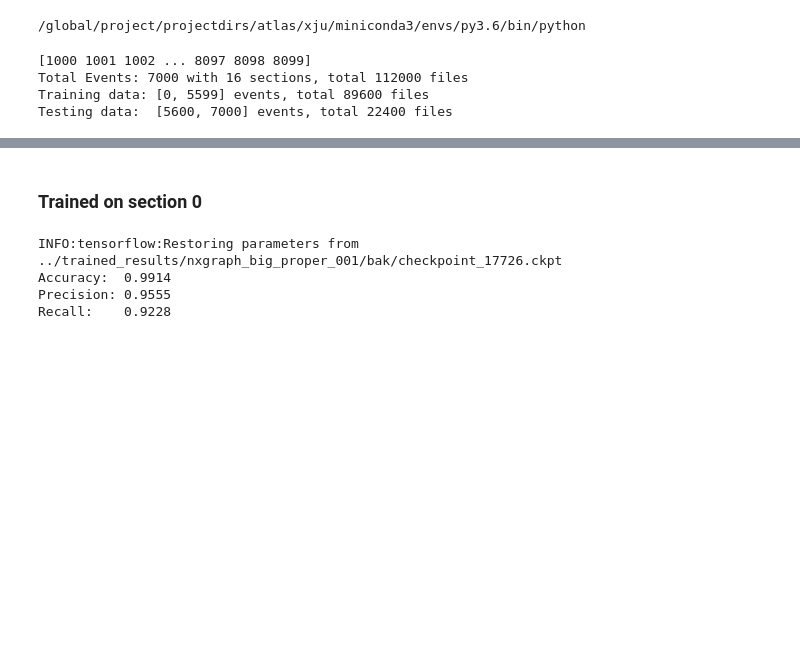
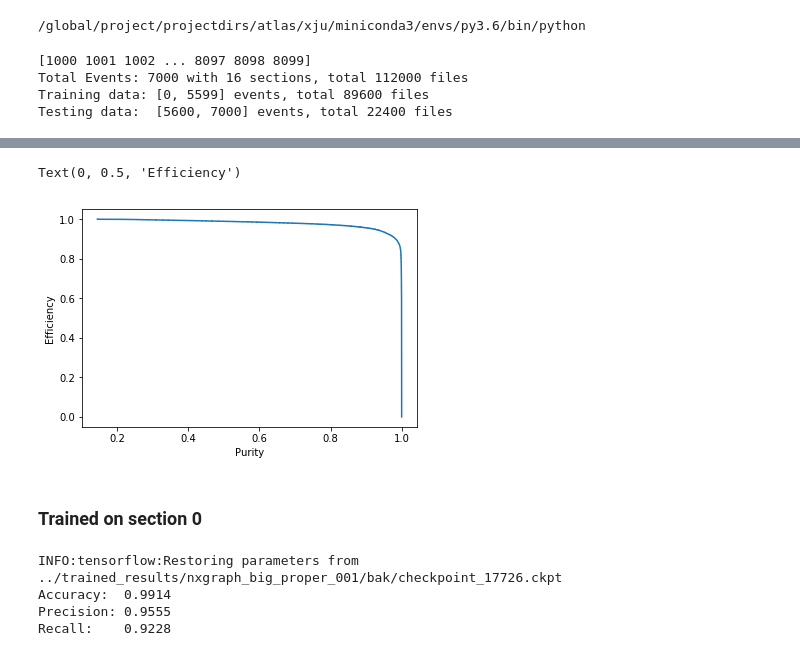
Before and after one commit to xju2/heptrkx-gnn-tracking, a Jupyter notebook: notebooks/LoadTFModel.ipynb, the cells around one changed output, grey strips where cells are left out. Drawn from its saved outputs; the diff is of its cells as text; code cells hidden in the pictures; blank space fills up the shorter version.

```diff
--- a/notebooks/LoadTFModel.ipynb
+++ b/notebooks/LoadTFModel.ipynb
@@ -32,0 +46,8 @@ Wall time: 41.1 s
+# %%
+plt.figure()
+plt.plot(p, r, )
+plt.xlabel('Purity')
+plt.ylabel('Efficiency')
+# %% [output]
+Text(0, 0.5, 'Efficiency')
+[figure, added]
```
Also changed, not shown: parts of 5 cells of this notebook, 4 other files.
